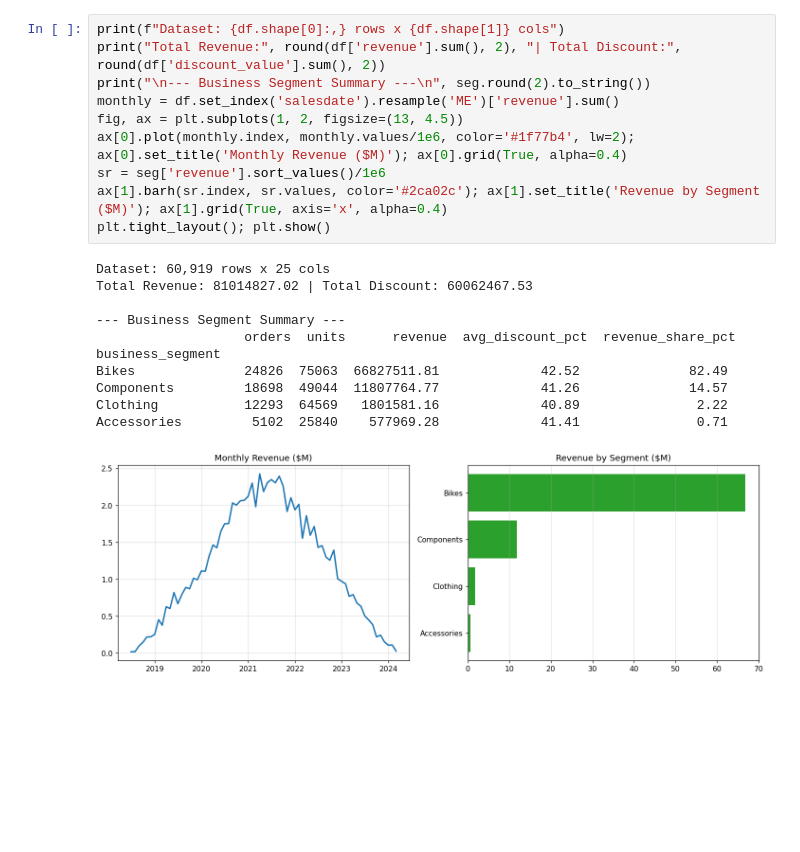
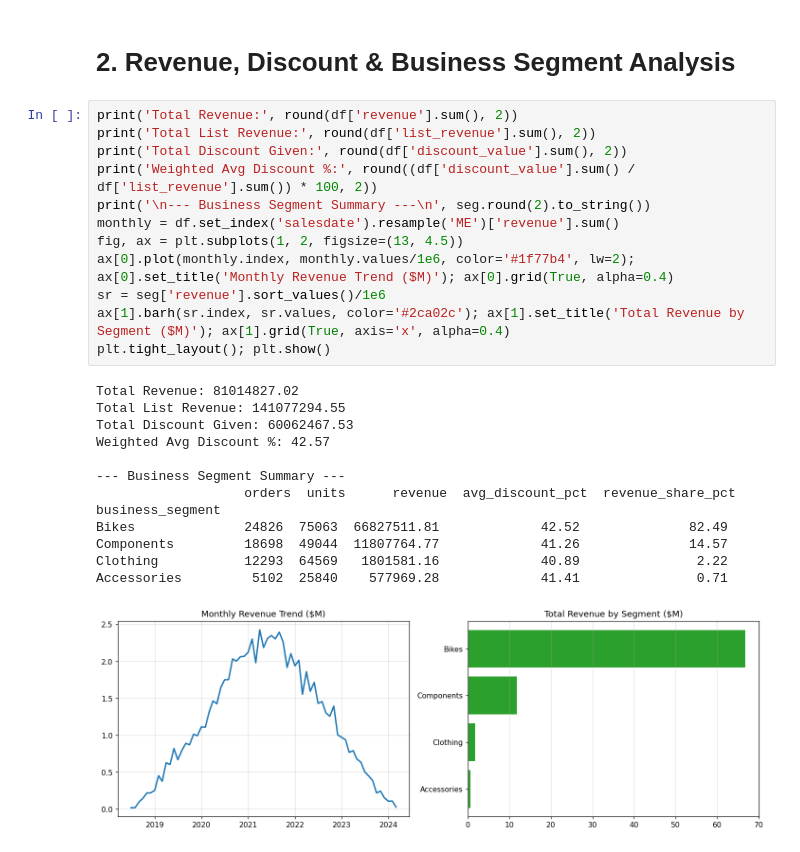
Before and after one commit to Dipali023/B2B-Commercial-Sales-Pricing-Customer-Retention-Intelligence, a Jupyter notebook: Final_Analysis.ipynb, the cells around one changed output. Saved outputs shown, nothing was run; the diff lists cells and outputs as text; blank space fills up the shorter version.

```diff
--- a/Final_Analysis.ipynb
+++ b/Final_Analysis.ipynb
@@ -1,22 +27,28 @@
+# %% [markdown]
+# 2. Revenue, Discount & Business Segment Analysis
 # %%
-print(f"Dataset: {df.shape[0]:,} rows x {df.shape[1]} cols")
-print("Total Revenue:", round(df['revenue'].sum(), 2), "| Total Discount:", round(df['discount_value'].sum(), 2))
-print("\n--- Business Segment Summary ---\n", seg.round(2).to_string())
+print('Total Revenue:', round(df['revenue'].sum(), 2))
+print('Total List Revenue:', round(df['list_revenue'].sum(), 2))
+print('Total Discount Given:', round(df['discount_value'].sum(), 2))
+print('Weighted Avg Discount %:', round((df['discount_value'].sum() / df['list_revenue'].sum()) * 100, 2))
+print('\n--- Business Segment Summary ---\n', seg.round(2).to_string())
 monthly = df.set_index('salesdate').resample('ME')['revenue'].sum()
 fig, ax = plt.subplots(1, 2, figsize=(13, 4.5))
-ax[0].plot(monthly.index, monthly.values/1e6, color='#1f77b4', lw=2); ax[0].set_title('Monthly Revenue ($M)'); ax[0].grid(True, alpha=0.4)
+ax[0].plot(monthly.index, monthly.values/1e6, color='#1f77b4', lw=2); ax[0].set_title('Monthly Revenue Trend ($M)'); ax[0].grid(True, alpha=0.4)
 sr = seg['revenue'].sort_values()/1e6
-ax[1].barh(sr.index, sr.values, color='#2ca02c'); ax[1].set_title('Revenue by Segment ($M)'); ax[1].grid(True, axis='x', alpha=0.4)
+ax[1].barh(sr.index, sr.values, color='#2ca02c'); ax[1].set_title('Total Revenue by Segment ($M)'); ax[1].grid(True, axis='x', alpha=0.4)
 plt.tight_layout(); plt.show()
 # %% [output]
-Dataset: 60,919 rows x 25 cols
-Total Revenue: 81014827.02 | Total Discount: 60062467.53
+Total Revenue: 81014827.02
+Total List Revenue: 141077294.55
+Total Discount Given: 60062467.53
+Weighted Avg Discount %: 42.57
 
 --- Business Segment Summary ---
                    orders  units      revenue  avg_discount_pct  revenue_share_pct
 business_segment
 Bikes              24826  75063  66827511.81             42.52              82.49
 Components         18698  49044  11807764.77             41.26              14.57
 Clothing           12293  64569   1801581.16             40.89               2.22
 Accessories         5102  25840    577969.28             41.41               0.71
-[figure, old version]
+[figure, new version]
```
Also changed, not shown: parts of 13 cells of this notebook.
